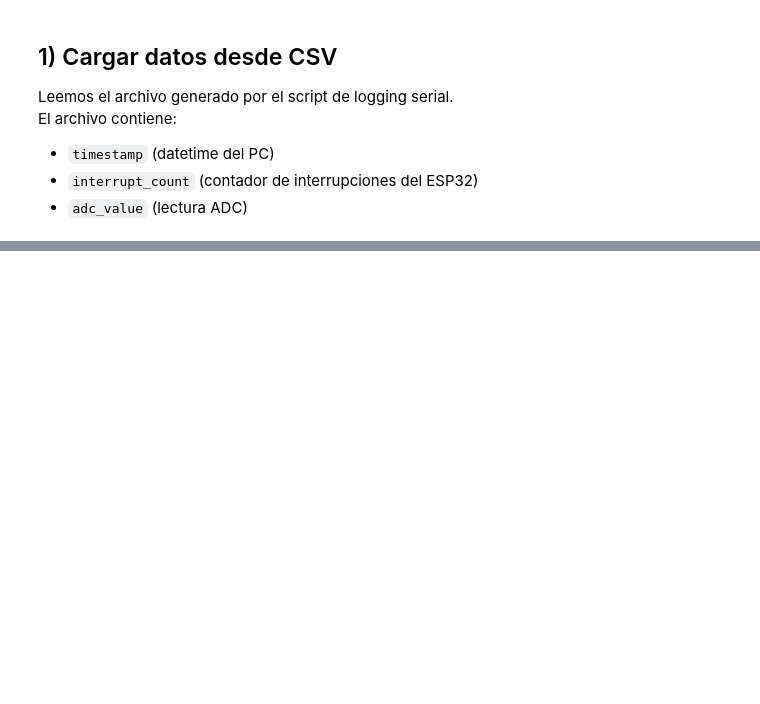
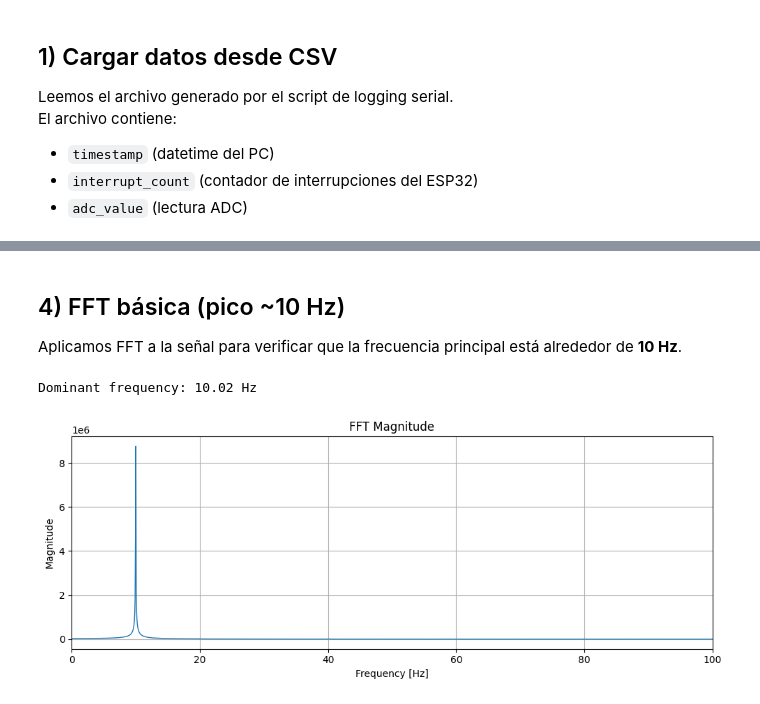
Before and after one commit to FaustoOrozcoCoy/sensor-intelligence-lab, a Jupyter notebook: tools/plot_data.ipynb, the cells around one changed output, grey strips where cells are left out. Cells and saved outputs as stored; diff of their text form; code cells hidden in the pictures; blank space fills up the shorter version.

```diff
--- a/tools/plot_data.ipynb
+++ b/tools/plot_data.ipynb
@@ -33,0 +108,29 @@ df.head()
+# %% [markdown]
+## 4) FFT básica (pico ~10 Hz)
+Aplicamos FFT a la señal para verificar que la frecuencia principal está alrededor de **10 Hz**.
+# %%
+fs = 1000.0  # 1 kHz por el timer
+signal = df["adc_value"].to_numpy()
+signal = signal - np.mean(signal)  # remover componente DC
+
+N = len(signal)
+freqs = np.fft.rfftfreq(N, d=1/fs)
+fft_mag = np.abs(np.fft.rfft(signal))
+
+# Frecuencia dominante (ignorar DC)
+dominant_idx = np.argmax(fft_mag[1:]) + 1
+dominant_freq = freqs[dominant_idx]
+print(f"Dominant frequency: {dominant_freq:.2f} Hz")
+
+plt.figure(figsize=(10, 4))
+plt.plot(freqs, fft_mag, linewidth=1)
+plt.title("FFT Magnitude")
+plt.xlabel("Frequency [Hz]")
+plt.ylabel("Magnitude")
+plt.grid(True)
+plt.xlim(0, 100)  # Zoom a bajas frecuencias
+plt.tight_layout()
+plt.show()
+# %% [output]
+Dominant frequency: 10.02 Hz
+[figure, added]
```
Also changed, not shown: parts of 7 cells of this notebook.
